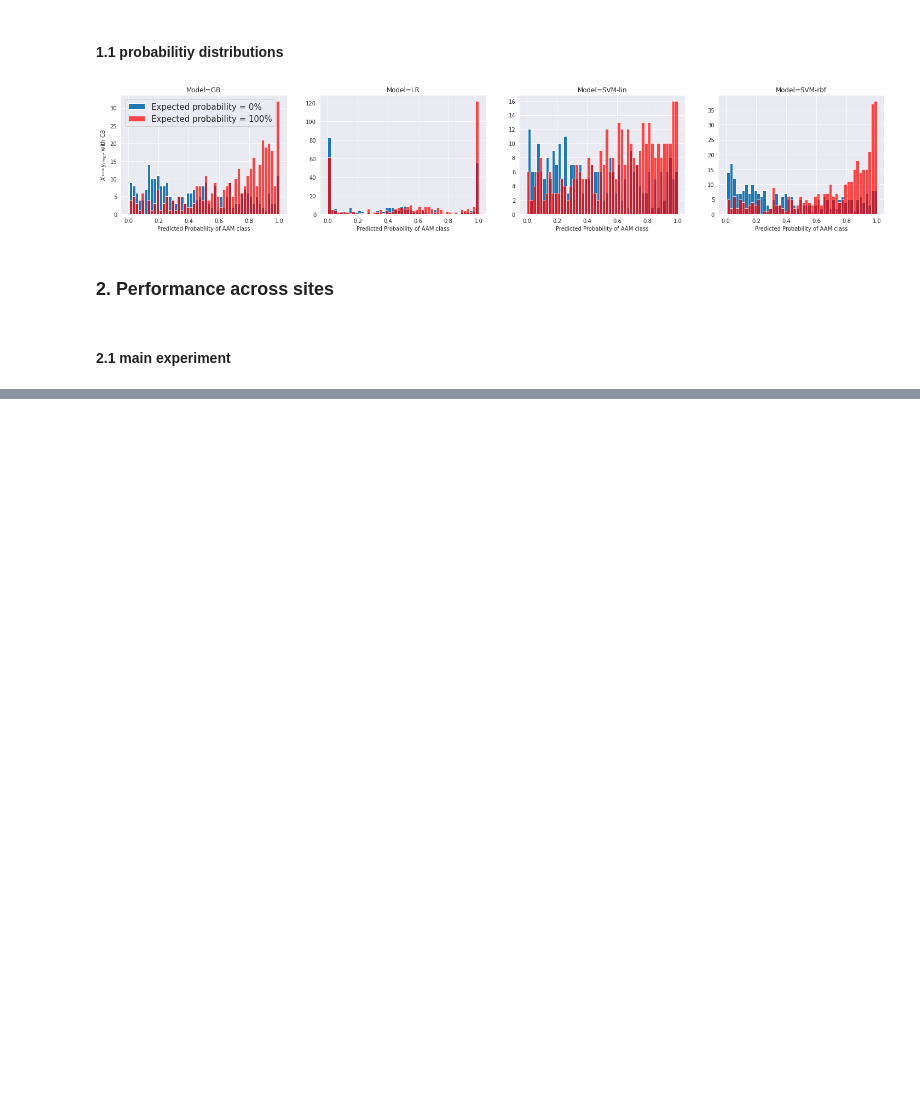
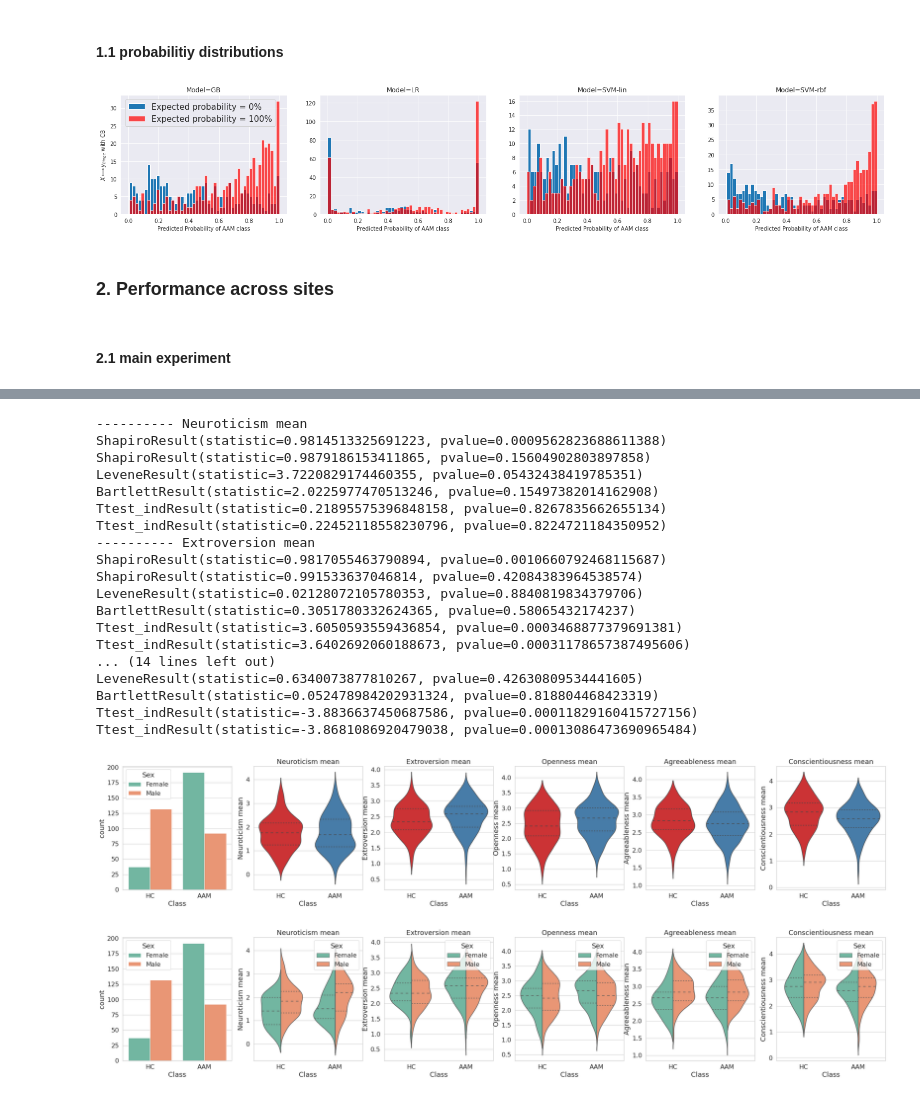
Before and after one commit to jihoonkim2100/imagen_post_hoc_analysis, a Jupyter notebook: IMAGEN_Error_Analysis.ipynb, the cells around one changed output, grey strips where cells are left out. Saved outputs shown, nothing was run; the diff lists cells and outputs as text; code cells hidden in the pictures; blank space fills up the shorter version.

```diff
--- a/IMAGEN_Error_Analysis.ipynb
+++ b/IMAGEN_Error_Analysis.ipynb
@@ -253,0 +101,14 @@ for j in range(7):
+# %%
+df_GB = DF.loc[range(0,650), :]
+df_LR = DF.loc[range(650,1300), :]
+df_LIN = DF.loc[range(1300,1950), :]
+df_RBF = DF.loc[range(1950,2600), :]
+
+df_T_GB = df_GB[((df_GB['Labels'] == 1.0) & (df_GB['Probability'] >= 0.5) | (df_GB['Labels'] == 0.0) & (df_GB['Probability'] < 0.5))]
+df_TP_GB = df_GB[(df_GB['Labels'] == 1.0) & (df_GB['Probability'] >= 0.5)]
+df_TN_GB = df_GB[(df_GB['Labels'] == 0.0) & (df_GB['Probability'] < 0.5)]
+df_F_GB = df_GB[((df_GB['Labels'] == 0.0) & (df_GB['Probability'] >= 0.5) | (df_GB['Labels'] == 1.0) & (df_GB['Probability'] < 0.5))]
+df_FP_GB = df_GB[(df_GB['Labels'] == 0.0) & (df_GB['Probability'] >= 0.5)]
+df_FN_GB = df_GB[(df_GB['Labels'] == 1.0) & (df_GB['Probability'] < 0.5)]
+
+print(len(df_T_GB), len(df_TP_GB), len(df_TN_GB), len(df_F_GB), len(df_FP_GB), len(df_FN_GB))
@@ -290,0 +225,47 @@ plot_binge_FU3_NEO.violinplot()
+# %%
+DF = df_binge_FU3_NEO.loc[df_T_GB['ID'].to_list(), :]
+COL = col_binge_FU3_NEO
+
+plot_binge_FU3_NEO = IMAGEN_descriptive(DF, COL)
+plot_binge_FU3_NEO.violinplot()
+fig, axes = joypy.joyplot(DF, by='Class', fill=False, figsize = (20, 14), legend=True)
+# Normality Test and Independent T test
+from scipy.stats import shapiro, levene, ttest_ind, bartlett
+for mean in COL[:-3]:
+    print("-"*10, mean)
+    myAAM = list(DF[DF['Class'] == 'AAM'][mean].values)
+    AAM = [x for x in myAAM if pd.isnull(x) == False]
+    myHC = list(DF[DF['Class'] == 'HC'][mean].values)
+    HC = [x for x in myHC if pd.isnull(x) == False]
+
+    # Shapiro-Wilks
+    normal1 = shapiro(AAM)
+    normal2 = shapiro(HC)
+    print(normal1, normal2)
+    # Levene test
+    print(levene(AAM, HC))
+    # bartlett test
+    print(bartlett(AAM, HC))
+    # ttest
+    print(ttest_ind(AAM, HC))
+    print(ttest_ind(AAM, HC, equal_var=False))
+# %% [output]
+---------- Neuroticism mean
+ShapiroResult(statistic=0.9814513325691223, pvalue=0.0009562823688611388) ShapiroResult(statistic=0.9879186153411865, pvalue=0.15604902803897858)
+LeveneResult(statistic=3.7220829174460355, pvalue=0.05432438419785351)
+BartlettResult(statistic=2.0225977470513246, pvalue=0.15497382014162908)
+Ttest_indResult(statistic=0.21895575396848158, pvalue=0.8267835662655134)
+Ttest_indResult(statistic=0.22452118558230796, pvalue=0.8224721184350952)
+---------- Extroversion mean
+ShapiroResult(statistic=0.9817055463790894, pvalue=0.0010660792468115687) ShapiroResult(statistic=0.991533637046814, pvalue=0.42084383964538574)
+LeveneResult(statistic=0.02128072105780353, pvalue=0.8840819834379706)
+BartlettResult(statistic=0.3051780332624365, pvalue=0.58065432174237)
+Ttest_indResult(statistic=3.6050593559436854, pvalue=0.0003468877379691381)
+Ttest_indResult(statistic=3.6402692060188673, pvalue=0.00031178657387495606)
+... (14 lines left out)
+LeveneResult(statistic=0.6340073877810267, pvalue=0.42630809534441605)
+BartlettResult(statistic=0.052478984202931324, pvalue=0.818804468423319)
+Ttest_indResult(statistic=-3.8836637450687586, pvalue=0.00011829160415727156)
+Ttest_indResult(statistic=-3.8681086920479038, pvalue=0.00013086473690965484)
+[figure, added]
+[figure, added]
```
Also changed, not shown: parts of 17 cells of this notebook.
